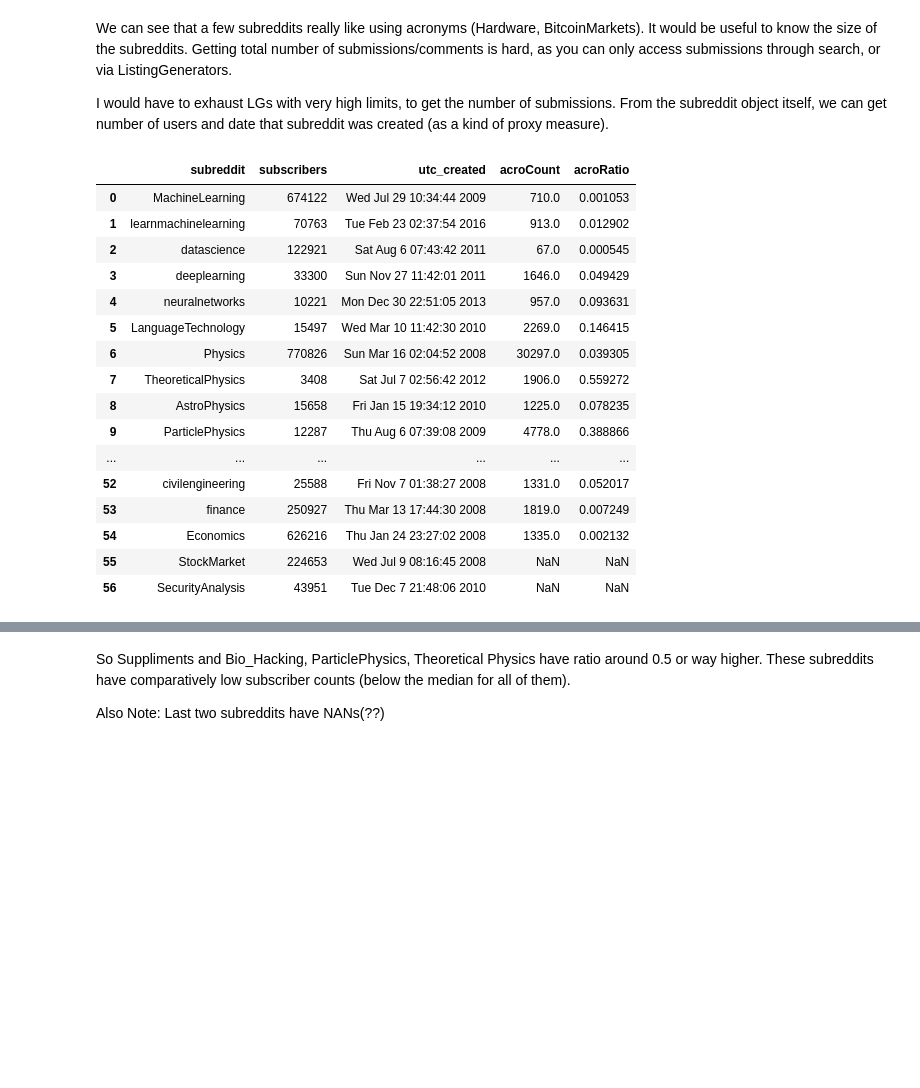
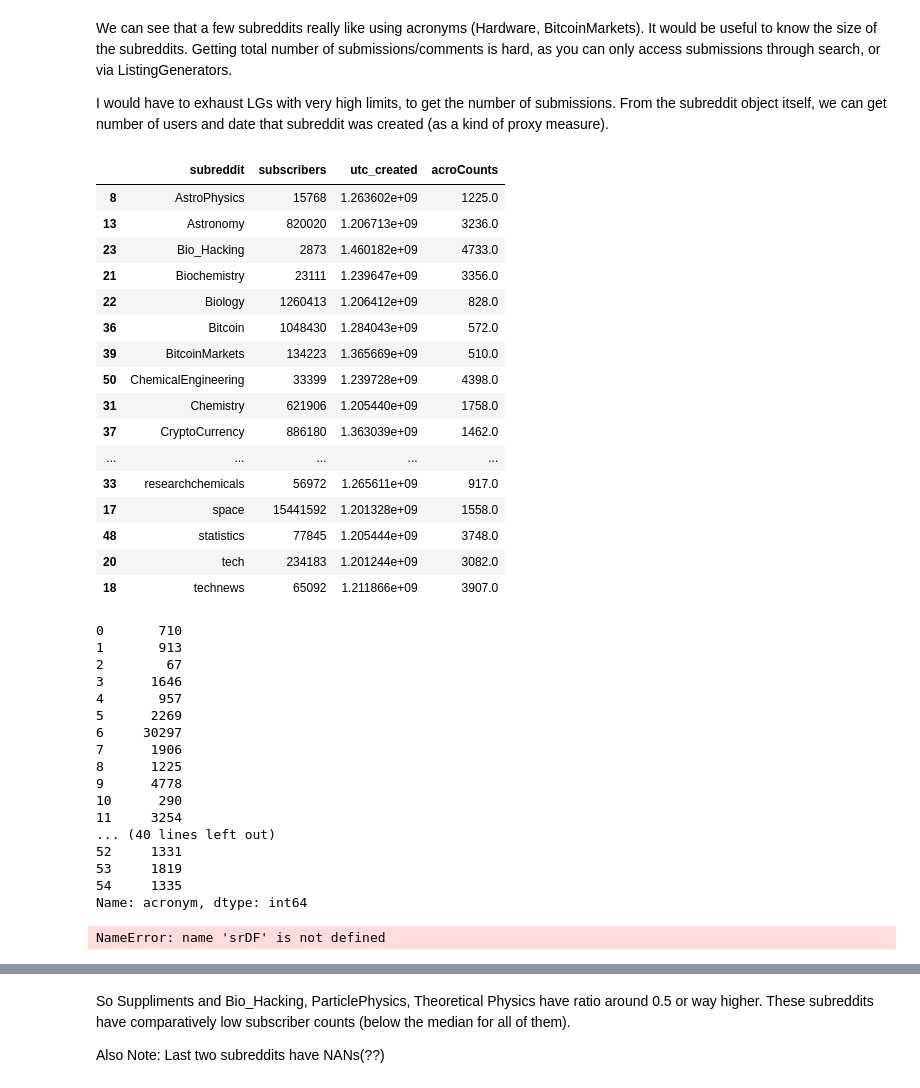
Before and after one commit to salbaroudi/RedditAnalytics, a Jupyter notebook: DataExp1.ipynb, the cells around one changed output, grey strips where cells are left out. Drawn from its saved outputs; the diff is of its cells as text; code cells hidden in the pictures; blank space fills up the shorter version.

```diff
--- a/DataExp1.ipynb
+++ b/DataExp1.ipynb
@@ -18,7 +18,7 @@ alt.data_transformers.enable('default', max_rows=None)
 def date_parser(string_list):
     return [time.ctime(float(x)) for x in string_list]
 # %%
-acroDF = pd.read_csv("./data/datatable.csv", header=None,parse_dates=[1],date_parser=date_parser,
+acroDF = pd.read_csv("./data/acronyms.csv",skiprows=1,parse_dates=[1],date_parser=date_parser,
                      names=["commID","time","user","subreddit","acronym"])
 # %%
 acroDF.head(5)
@@ -60,7 +55,9 @@ How many acronyms are there per subreddit? There are a few factors that can affe
 # %%
 #By default, the grouping column will turn into a named index. It will no longer be a column you can access!
 #use the as_index=False option to make it a column in the final data frame.
+
 srGroups = acroDF.groupby(by="subreddit",as_index=False).count()
-srGroups.shape
-srGroups
+srGroups.drop(["commID","time","user"],axis=1,inplace=True)
+srGroups.head(10)
+srGroups["acronym"]
 # %% [output]
@@ -109,24 +119,42 @@ for item in srList:
     utcList.append(sr.subreddit(item).created_utc)
 # %%
 srDF["subscribers"] = pd.Series(subscribeList)
-srDF["utc_created"] = pd.Series(date_parser(utcList))
-srDF["acroCount"] = srGroups["acronym"]
-srDF
+srDF["utc_created"] = pd.Series(utcList)
+srDF.sort_values(by="subreddit",ascending=True)
+#our acronyms counts are messed up, because they are associated
+srGroups["acronym"]
 # %% [output]
-|  | subreddit | subscribers | utc_created | acroCount | acroRatio |
-| 0 | MachineLearning | 674122 | Wed Jul 29 10:34:44 2009 | 710.0 | 0.001053 |
-| 1 | learnmachinelearning | 70763 | Tue Feb 23 02:37:54 2016 | 913.0 | 0.012902 |
-| 2 | datascience | 122921 | Sat Aug 6 07:43:42 2011 | 67.0 | 0.000545 |
-| 3 | deeplearning | 33300 | Sun Nov 27 11:42:01 2011 | 1646.0 | 0.049429 |
-| 4 | neuralnetworks | 10221 | Mon Dec 30 22:51:05 2013 | 957.0 | 0.093631 |
-| 5 | LanguageTechnology | 15497 | Wed Mar 10 11:42:30 2010 | 2269.0 | 0.146415 |
-| 6 | Physics | 770826 | Sun Mar 16 02:04:52 2008 | 30297.0 | 0.039305 |
-| 7 | TheoreticalPhysics | 3408 | Sat Jul 7 02:56:42 2012 | 1906.0 | 0.559272 |
-| 8 | AstroPhysics | 15658 | Fri Jan 15 19:34:12 2010 | 1225.0 | 0.078235 |
-| 9 | ParticlePhysics | 12287 | Thu Aug 6 07:39:08 2009 | 4778.0 | 0.388866 |
-| ... | ... | ... | ... | ... | ... |
-| 52 | civilengineering | 25588 | Fri Nov 7 01:38:27 2008 | 1331.0 | 0.052017 |
-| 53 | finance | 250927 | Thu Mar 13 17:44:30 2008 | 1819.0 | 0.007249 |
-| 54 | Economics | 626216 | Thu Jan 24 23:27:02 2008 | 1335.0 | 0.002132 |
-| 55 | StockMarket | 224653 | Wed Jul 9 08:16:45 2008 | NaN | NaN |
-| 56 | SecurityAnalysis | 43951 | Tue Dec 7 21:48:06 2010 | NaN | NaN |
+|  | subreddit | subscribers | utc_created | acroCounts |
+| 8 | AstroPhysics | 15768 | 1.263602e+09 | 1225.0 |
+| 13 | Astronomy | 820020 | 1.206713e+09 | 3236.0 |
+| 23 | Bio_Hacking | 2873 | 1.460182e+09 | 4733.0 |
+| 21 | Biochemistry | 23111 | 1.239647e+09 | 3356.0 |
+| 22 | Biology | 1260413 | 1.206412e+09 | 828.0 |
+| 36 | Bitcoin | 1048430 | 1.284043e+09 | 572.0 |
+| 39 | BitcoinMarkets | 134223 | 1.365669e+09 | 510.0 |
+| 50 | ChemicalEngineering | 33399 | 1.239728e+09 | 4398.0 |
+| 31 | Chemistry | 621906 | 1.205440e+09 | 1758.0 |
+| 37 | CryptoCurrency | 886180 | 1.363039e+09 | 1462.0 |
+| ... | ... | ... | ... | ... |
+| 33 | researchchemicals | 56972 | 1.265611e+09 | 917.0 |
+| 17 | space | 15441592 | 1.201328e+09 | 1558.0 |
+| 48 | statistics | 77845 | 1.205444e+09 | 3748.0 |
+| 20 | tech | 234183 | 1.201244e+09 | 3082.0 |
+| 18 | technews | 65092 | 1.211866e+09 | 3907.0 |
+0       710
+1       913
+2        67
+3      1646
+4       957
+5      2269
+6     30297
+7      1906
+8      1225
+9      4778
+10      290
+11     3254
+... (40 lines left out)
+52     1331
+53     1819
+54     1335
+Name: acronym, dtype: int64
@@ -133,3 +164,7 @@ srDF
+# %%
+srDF
+# %% [output]
+NameError: name 'srDF' is not defined
 # %%
 #Now, lets make a derived column and see the chart. Define acroCount/subscribers as a ratio.
 def f(x,y): #assume we dont have y=0!
```
Also changed, not shown: parts of 7 cells of this notebook, 5 other files.
